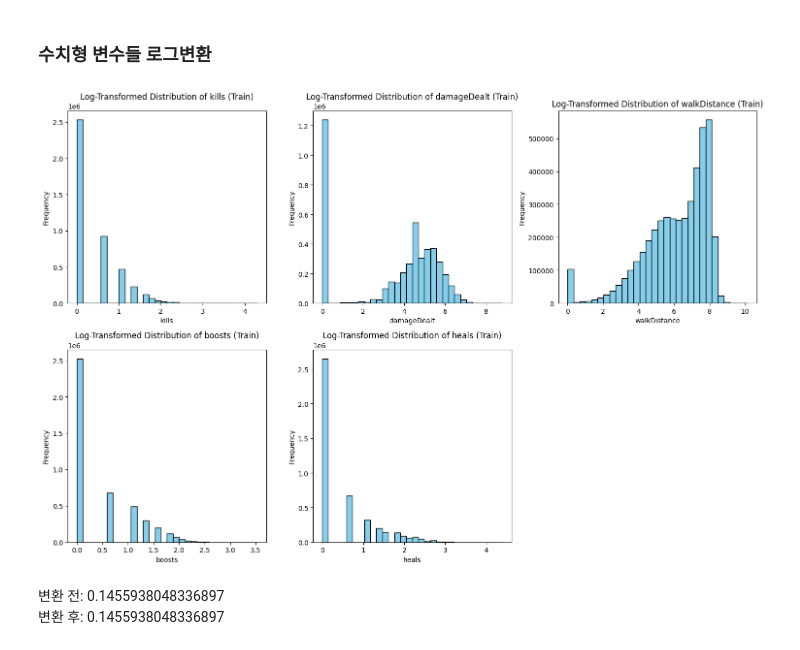
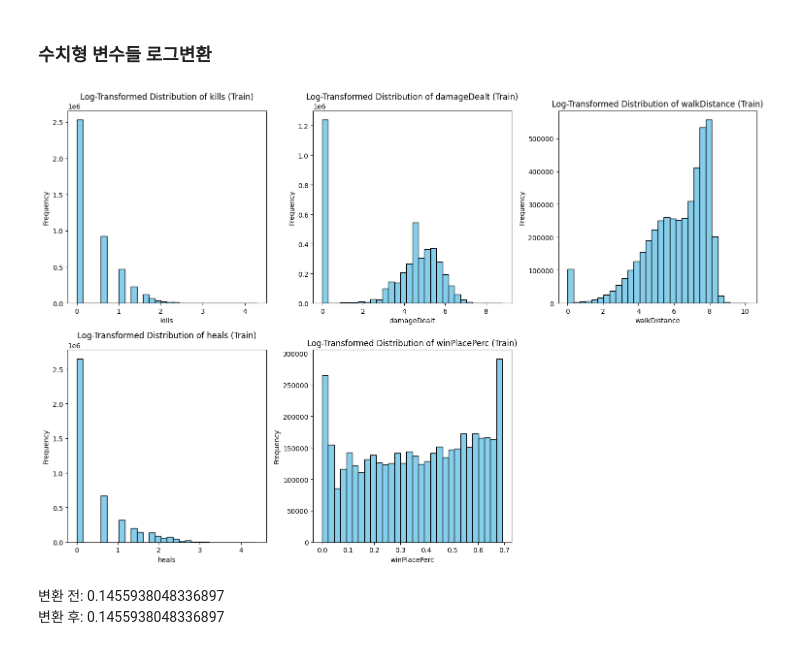
Before and after one commit to p-garden/data-solution, a Jupyter notebook: BATTLRGROUND/notebooke3a40bfc51.ipynb, the cells around one changed output. Drawn from its saved outputs; the diff is of its cells as text; code cells hidden in the pictures.

```diff
--- a/BATTLRGROUND/notebooke3a40bfc51.ipynb
+++ b/BATTLRGROUND/notebooke3a40bfc51.ipynb
@@ -394,25 +397,25 @@ for col in numeric_columns:
         test[col] = np.log1p(test_log_transformed[col])
 # %%
 # 로그 변환된 후 몇 가지 주요 수치형 변수 선택
-selected_columns = ['kills', 'damageDealt', 'walkDistance', 'boosts', 'heals']
+selected_columns = ['kills', 'damageDealt', 'walkDistance', 'heals', 'winPlacePerc']
 
 # 각 변수의 분포 시각화 (train 데이터만)
 fig, axes = plt.subplots(2, 3, figsize=(15, 10))
 axes = axes.flatten()
 
 for i, col in enumerate(selected_columns):
     ax = axes[i]
     ax.hist(train[col], bins=30, color='skyblue', edgecolor='black')
     ax.set_title(f'Log-Transformed Distribution of {col} (Train)')
     ax.set_xlabel(col)
     ax.set_ylabel('Frequency')
 
 # 빈 그래프 제거
 fig.delaxes(axes[-1])
 plt.tight_layout()
 plt.show()
 # %% [output]
-[figure, old version]
+[figure, new version]
 # %% [markdown]
 변환 전:  0.1455938048336897
 변환 후:  0.1455938048336897
```
Also changed, not shown: parts of 23 cells of this notebook.
